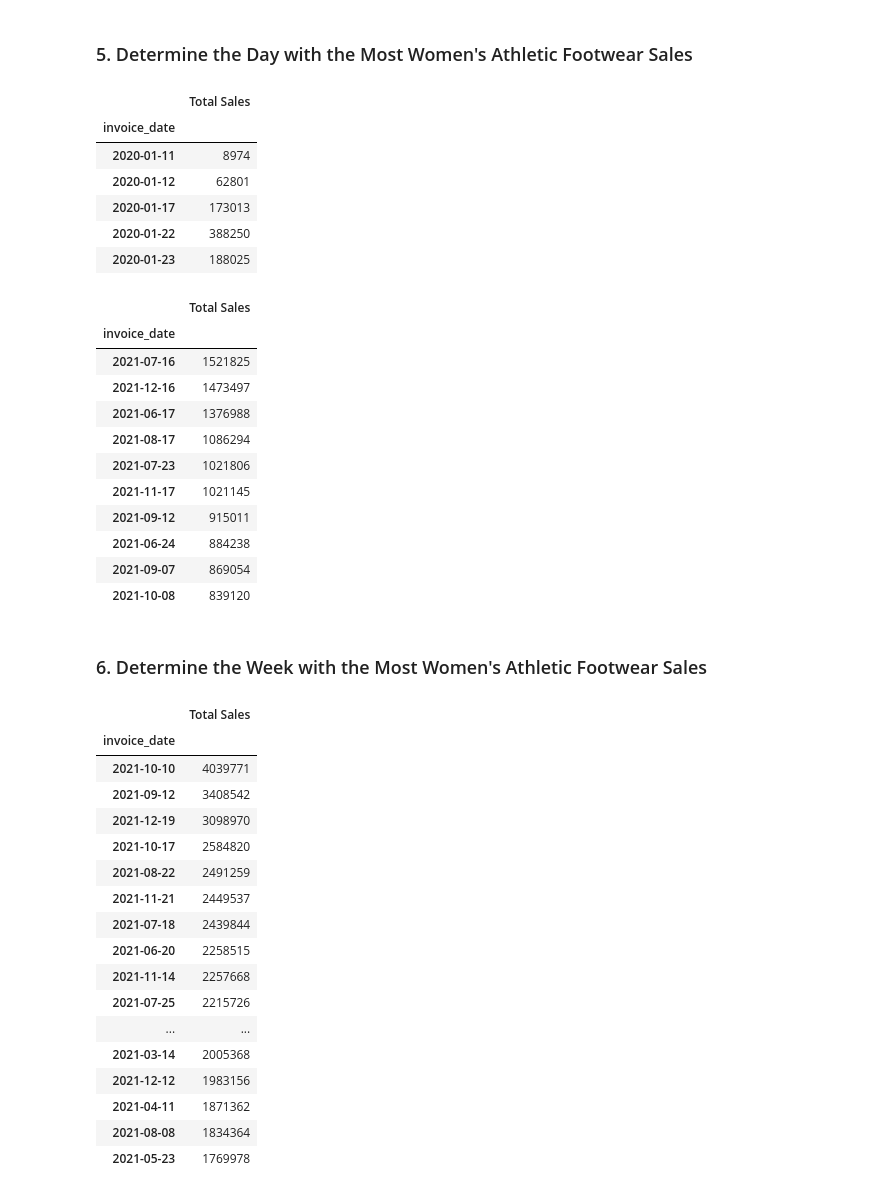
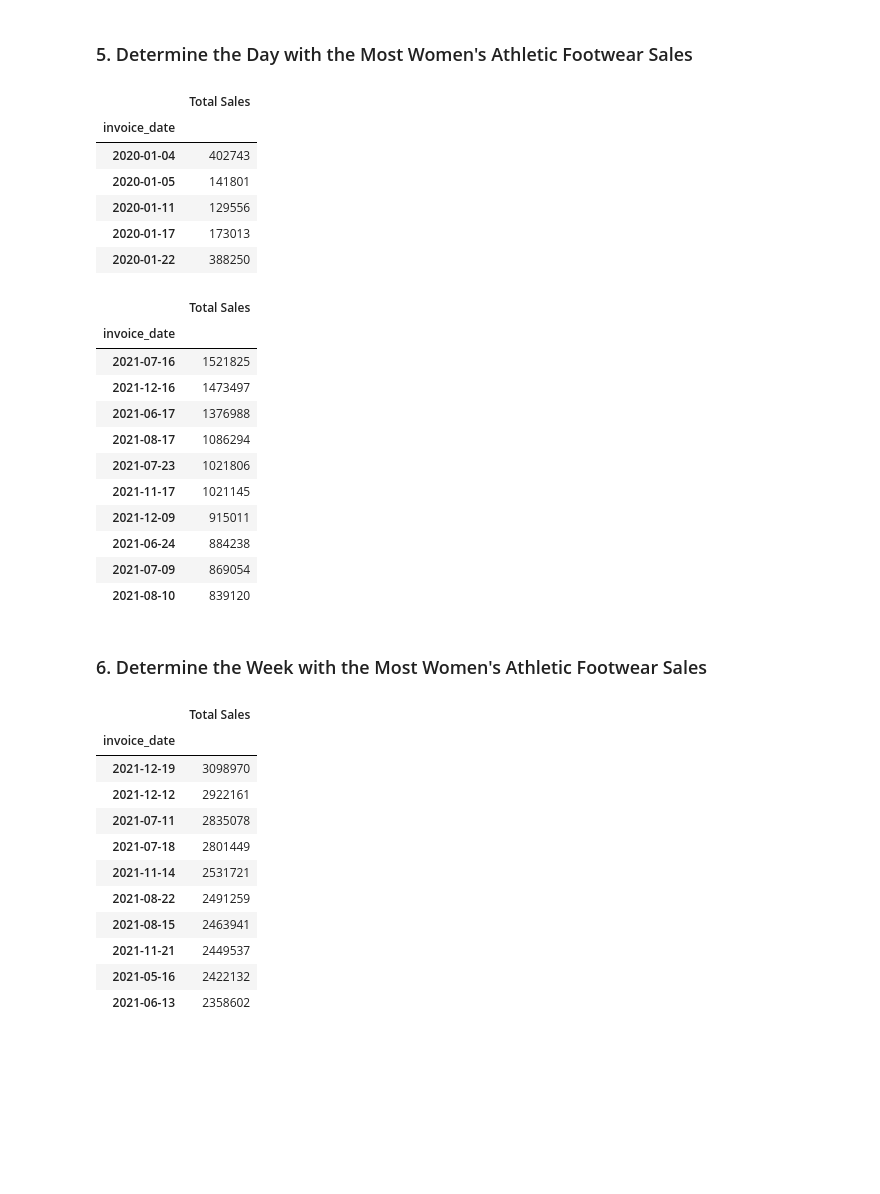
Before and after one commit to pkschrank/athletic_sales_analysis, a Jupyter notebook: athletic_sales_analysis_starter_code.ipynb, the cells around one changed output. Saved outputs shown, nothing was run; the diff lists cells and outputs as text; code cells hidden in the pictures; blank space fills up the shorter version.

Commit message:
adjust date convert on invoice date

```diff
--- a/athletic_sales_analysis_starter_code.ipynb
+++ b/athletic_sales_analysis_starter_code.ipynb
@@ -116,7 +116,7 @@ sales_method         object
 dtype: object
 # %%
 # Convert the "invoice_date" to a datetime datatype
-sales_df["invoice_date"] = pd.to_datetime(sales_df["invoice_date"], format="mixed", dayfirst=True)
+sales_df["invoice_date"] = pd.to_datetime(sales_df["invoice_date"])
 # %%
 # Confirm that the "invoice_date" data type has been changed.
 sales_df.dtypes
@@ -256,7 +256,7 @@ retailer_totals_table_sorted.head()
 ### 5. Determine which Retailer Sold the Most Women's Athletic Footwear
 # %%
 # Filter the sales data to get the women's athletic footwear sales data.
-filtered_sales_df = pd.DataFrame(sales_df.loc[sales_df["product"]=="Women's Athletic Footwear",:])
+filtered_sales_df = sales_df[sales_df["product"]=="Women's Athletic Footwear"]
 # %% [markdown]
 #### Using `groupby`
 # %%
@@ -306,11 +306,11 @@ womens_footwear_total_sales_pivot.head()
 # %% [output]
 |  | Total Sales |
 | invoice_date |  |
-| 2020-01-11 | 8974 |
-| 2020-01-12 | 62801 |
+| 2020-01-04 | 402743 |
+| 2020-01-05 | 141801 |
+| 2020-01-11 | 129556 |
 | 2020-01-17 | 173013 |
 | 2020-01-22 | 388250 |
-| 2020-01-23 | 188025 |
 # %%
 # Resample the pivot table into daily bins, and get the total sales for each day.
 womens_fw_totals_day = womens_footwear_total_sales_pivot.resample("D").sum()
@@ -326,34 +326,28 @@ womens_fw_totals_day.sort_values(by="Total Sales", ascending=False).head(10)
 | 2021-08-17 | 1086294 |
 | 2021-07-23 | 1021806 |
 | 2021-11-17 | 1021145 |
-| 2021-09-12 | 915011 |
+| 2021-12-09 | 915011 |
 | 2021-06-24 | 884238 |
-| 2021-09-07 | 869054 |
-| 2021-10-08 | 839120 |
+| 2021-07-09 | 869054 |
+| 2021-08-10 | 839120 |
 # %% [markdown]
 ### 6.  Determine the Week with the Most Women's Athletic Footwear Sales
 # %%
 # Resample the pivot table into weekly bins, and get the total sales for each week.
 womens_fw_totals_week = womens_footwear_total_sales_pivot.resample("W").sum()
 
 # Sort the resampled pivot table in ascending order on "Total Sales".
-womens_fw_totals_week.sort_values(by="Total Sales", ascending=False).head(20)
+womens_fw_totals_week.sort_values(by="Total Sales", ascending=False).head(10)
 # %% [output]
 |  | Total Sales |
 | invoice_date |  |
-| 2021-10-10 | 4039771 |
-| 2021-09-12 | 3408542 |
 | 2021-12-19 | 3098970 |
-| 2021-10-17 | 2584820 |
+| 2021-12-12 | 2922161 |
+| 2021-07-11 | 2835078 |
+| 2021-07-18 | 2801449 |
+| 2021-11-14 | 2531721 |
 | 2021-08-22 | 2491259 |
+| 2021-08-15 | 2463941 |
 | 2021-11-21 | 2449537 |
-| 2021-07-18 | 2439844 |
-| 2021-06-20 | 2258515 |
-| 2021-11-14 | 2257668 |
-| 2021-07-25 | 2215726 |
-| ... | ... |
-| 2021-03-14 | 2005368 |
-| 2021-12-12 | 1983156 |
-| 2021-04-11 | 1871362 |
-| 2021-08-08 | 1834364 |
-| 2021-05-23 | 1769978 |
+| 2021-05-16 | 2422132 |
+| 2021-06-13 | 2358602 |
```
Also changed, not shown: parts of 1 cell of this notebook.
